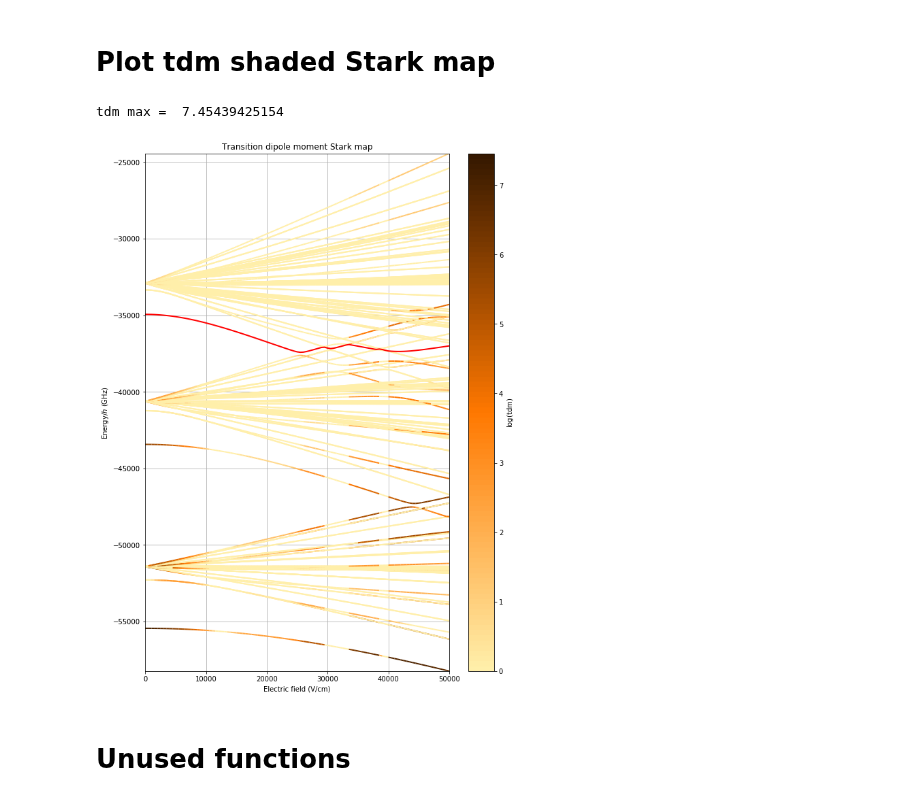
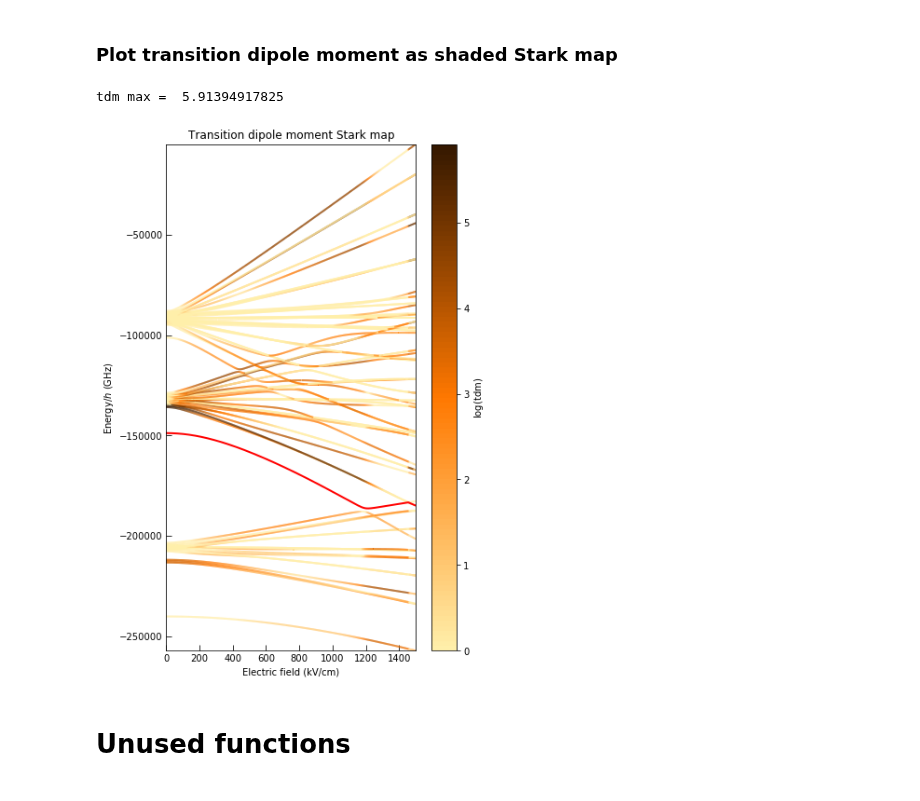
Before and after one commit to aa-morgan/Rydberg_helium_Stark, a Jupyter notebook: notebooks/Transition dipole moments - crossed fields.ipynb, the cells around one changed output. Cells and saved outputs as stored; diff of their text form; code cells hidden in the pictures.

```diff
--- a/notebooks/Transition dipole moments - crossed fields.ipynb
+++ b/notebooks/Transition dipole moments - crossed fields.ipynb
@@ -43,9 +47,9 @@ mat_S_transition.append( stark_matrix(n_vals, neff, L_vals, m_vals, field_orient
 # %%
 # specify the electric field
-field = np.linspace(0.00, 10**5, 101) # V /cm
+field = np.linspace(0.0*10**6, 1.5*10**6, 501) # V /cm
 field_au = field * 100 / (En_h_He/(e*a_0_He))
 # specify the magnetic field (in Telsa)
-B_z = 2*10**1#1.6154E-3
+B_z = 5.0 * 10**1
 # (in atomic units)
 B_z_au = B_z / (hbar/(e*a_0_He**2))
 # Zeeman interaction Hamiltonian
@@ -66,6 +75,6 @@ plt.grid()
 # %%
-state_i = 8**2 + 9**2
-state_f = 8**2 - 0
+state_i = 4**2 + 5**2
+state_f = 4**2 - 0
 
 dm_0, dm_1, dm_m1 = 0, 1, 2
 dm_include = [dm_0]
@@ -102,6 +111,6 @@ plt.tight_layout()
 # %%
-state_i = 8**2 + 9**2
-state_f = 8**2 + 0
+state_i = 4**2 + 5**2
+state_f = 4**2 + 0
 
 l_char = []
 for i, f in enumerate(field):
@@ -131,5 +140,5 @@ plt.tight_layout()
 # %% [markdown]
-# Plot tdm shaded Stark map
+### Plot transition dipole moment as shaded Stark map
 # %%
 def colorline(
     x, y, z=None, cmap=plt.get_cmap('copper'), norm=plt.Normalize(0.0, 1.0),
@@ -175,12 +184,12 @@ def create_XY_array(x, y):
     verts = path.interpolated(steps=1).vertices
     return verts[:, 0], verts[:, 1]
 # %%
-state_i = 8**2 + 9**2
+state_i = 4**2
 
 dm_0, dm_1, dm_m1 = 0, 1, 2
-dm_include = [dm_1]
+dm_include = [dm_0, dm_1, dm_m1]
 
-plt.figure(figsize=(10,14))
+plt.figure(figsize=(6,10))
 ax = plt.gca()
 max_z = 0
 
@@ -189,41 +198,41 @@ colors = [(255/255, 239/255, 170/255), (255/255, 120/255, 0/255), (53/255, 24/25
 cmap_name = 'my_colourmap'
 cm = LinearSegmentedColormap.from_list(cmap_name, colors, N=100)
 
 for state_f in trange(len(eig_vals[0]), desc='Calculating tdm to each state'):
     if not(state_i == state_f):
         tdm = []
         for i, f in enumerate(field):
             weights = ( np.outer( eig_vecs[i,:,state_i], eig_vecs[i,:,state_f] ) )
             tdm_sum = 0
             for dm in dm_include:
-                tdm_sum += np.sum( weights * mat_S[dm] )**2
+                tdm_sum += np.sum( weights * mat_S_transition[dm] )**2
             tdm.append( tdm_sum )
-        x, y = create_XY_array(field, eig_vals[:,state_f]*scl)
+        x, y = create_XY_array(field/10**3, eig_vals[:,state_f]*scl)
         z = np.log(tdm)
         max_z = np.max([max_z, np.max(z)])
         ax.add_collection( colorline(x, y, z, cmap=cm, linewidth=2, norm=None) )
 
-plt.plot(field, eig_vals[:,state_i]*scl, 'r', lw=2)
-plt.xlim([np.min(field),np.max(field)])
+plt.plot(field/10**3, eig_vals[:,state_i]*scl, 'r', lw=2)
+plt.xlim([np.min(field)/10**3,np.max(field)/10**3])
 plt.ylim([np.min(eig_vals)*scl,np.max(eig_vals)*scl])
-plt.xlabel('Electric field (V/cm)')
+plt.xlabel('Electric field (kV/cm)')
 plt.ylabel('Energy/$h$ (GHz)')
 plt.title('Transition dipole moment Stark map')
-plt.grid()
+plt.gca().tick_params(direction='in', length=6)
 for collection in ax.collections:
     collection.norm = plt.Normalize(0.0, max_z)
 
 fig = plt.gcf()
 z = np.linspace(0,max_z,len(field))
 lc = colorline(x, y, z, cmap=cm, linewidth=2, norm=None)
 axcb = fig.colorbar(lc)
 axcb.set_label('$\log$(tdm)')
 ax.collections[0]
 
 print('tdm max = ', max_z)
 # %% [output]
-tdm max =  7.45439425154
+tdm max =  5.91394917825
-[figure, old version]
+[figure, new version]
 # %% [markdown]
 # Unused functions
 # %%
```
Also changed, not shown: parts of 11 cells of this notebook, 14 other files.
